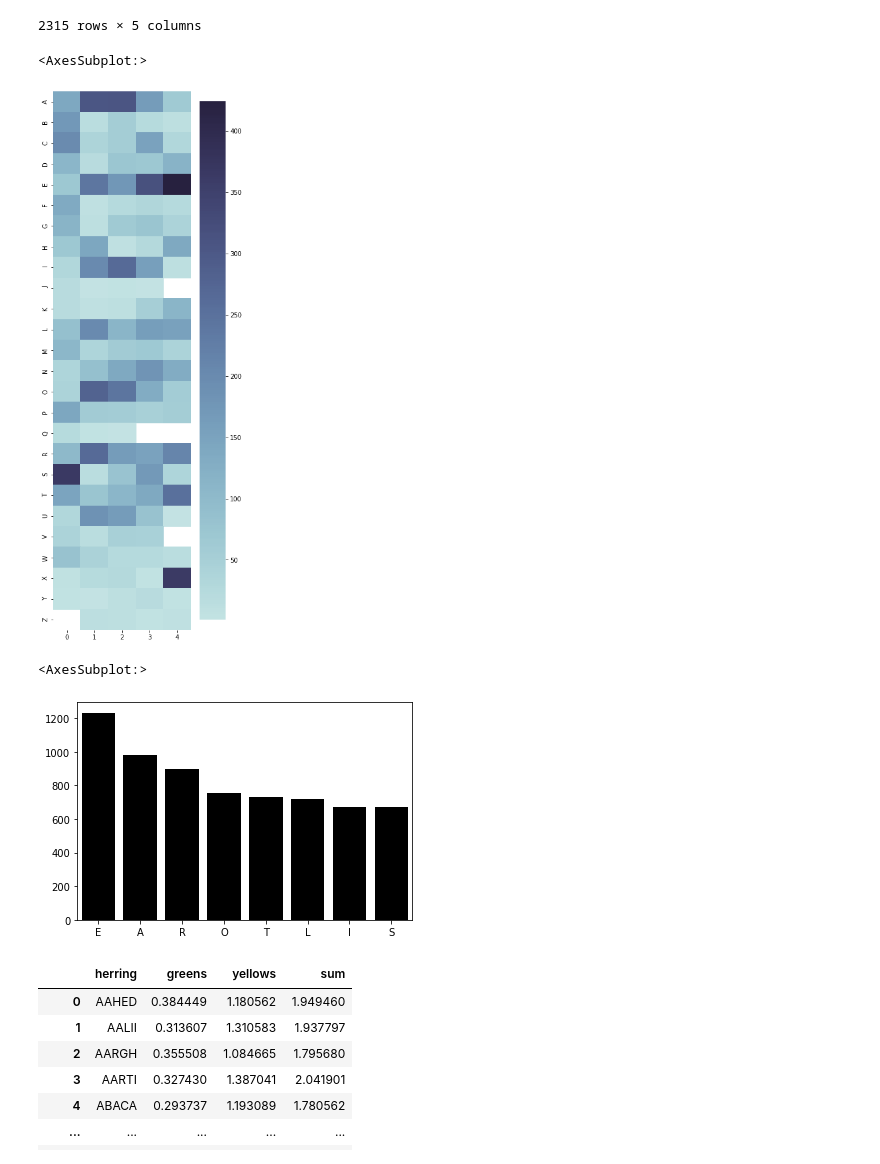
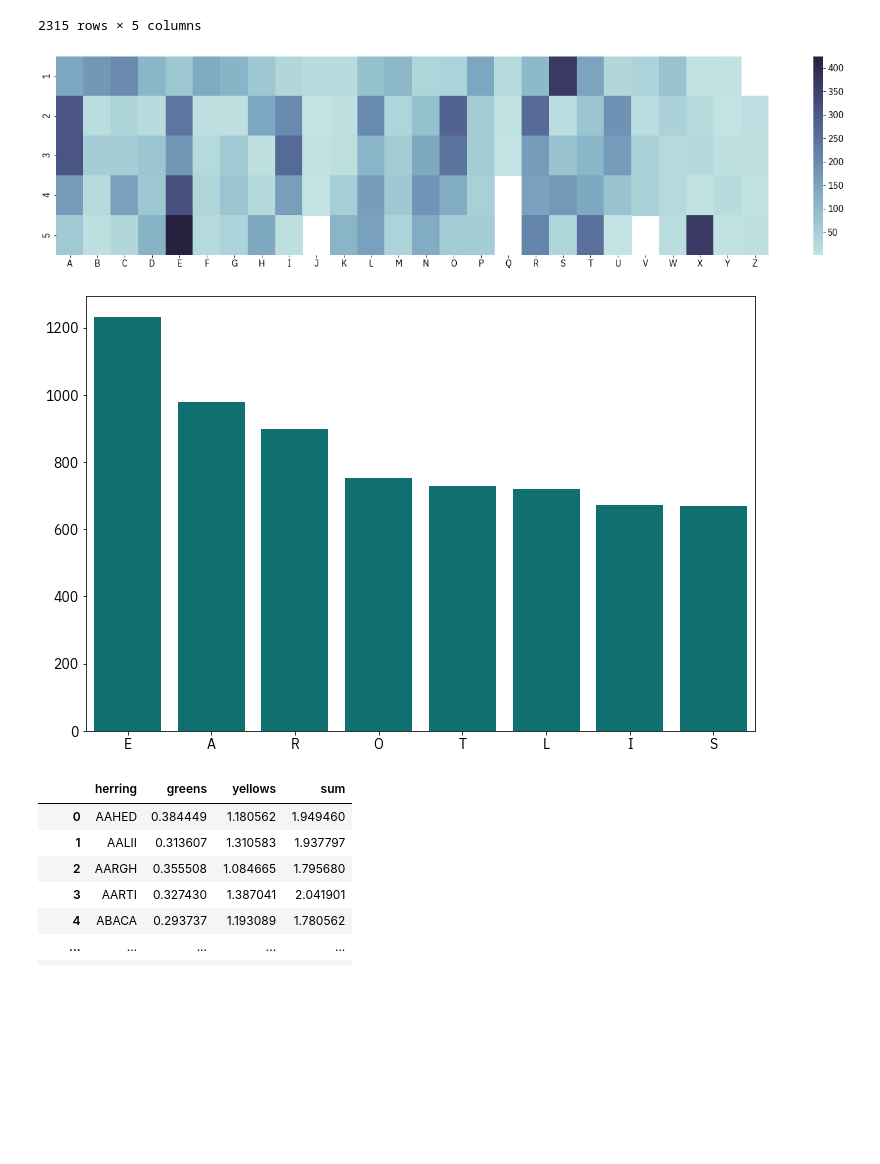
Before and after one commit to sejaldua/wordle-analysis, a Jupyter notebook: exploratory.ipynb, the cells around one changed output. Saved outputs shown, nothing was run; the diff lists cells and outputs as text; code cells hidden in the pictures; blank space fills up the shorter version.

```diff
--- a/exploratory.ipynb
+++ b/exploratory.ipynb
@@ -6,6 +6,9 @@ from collections import Counter
 import string
 import numpy as np
 import random
+from matplotlib import rcParams
+rcParams['font.sans-serif'] = ["IBM Plex Sans"]
+rcParams['font.size'] = 14
 # %%
 orig_solutions = pd.read_csv('mystery_words.csv', header=None)[0].to_list()
 orig_solutions = list(map(lambda x: x.upper(), orig_solutions))
@@ -33,22 +36,24 @@ letter_map
 2315 rows × 5 columns
 # %%
 counters = [Counter(letter_map[str(i+1)]) for i in range(len(letter_map.columns))]
-fig = plt.figure(figsize=(5,16))
+fig = plt.figure(figsize=(20, 5))
 num_letters = pd.DataFrame(counters)
-sns.heatmap(num_letters.T, yticklabels=list(string.ascii_uppercase), cmap=sns.color_palette("ch:start=.2,rot=-.3", as_cmap=True))
+sns.heatmap(num_letters, xticklabels=list(string.ascii_uppercase), yticklabels=list(range(1,6)), cmap=sns.color_palette("ch:start=.2,rot=-.3", as_cmap=True))
+plt.tight_layout()
+fig.savefig('./figures/solution_letter_heatmap.png')
 # %% [output]
-<AxesSubplot:>
-[figure, old version]
+[figure, new version]
 # %%
 totals = Counter()
 for counter in counters:
     totals.update(counter)
 top_8_letters = totals.most_common(8)
 letters, heights = list(zip(*top_8_letters))
-sns.barplot(x=list(letters), y=list(heights), color='black')
+fig = plt.figure(figsize=(12,8))
+sns.barplot(x=list(letters), y=list(heights), color='teal')
+fig.savefig('./figures/top_eight_letters_by_freq.png')
 # %% [output]
-<AxesSubplot:>
-[figure, old version]
+[figure, new version]
 # %%
 def process_guess(herring, solution):
     score = []
```
Also changed, not shown: 3 other files.
